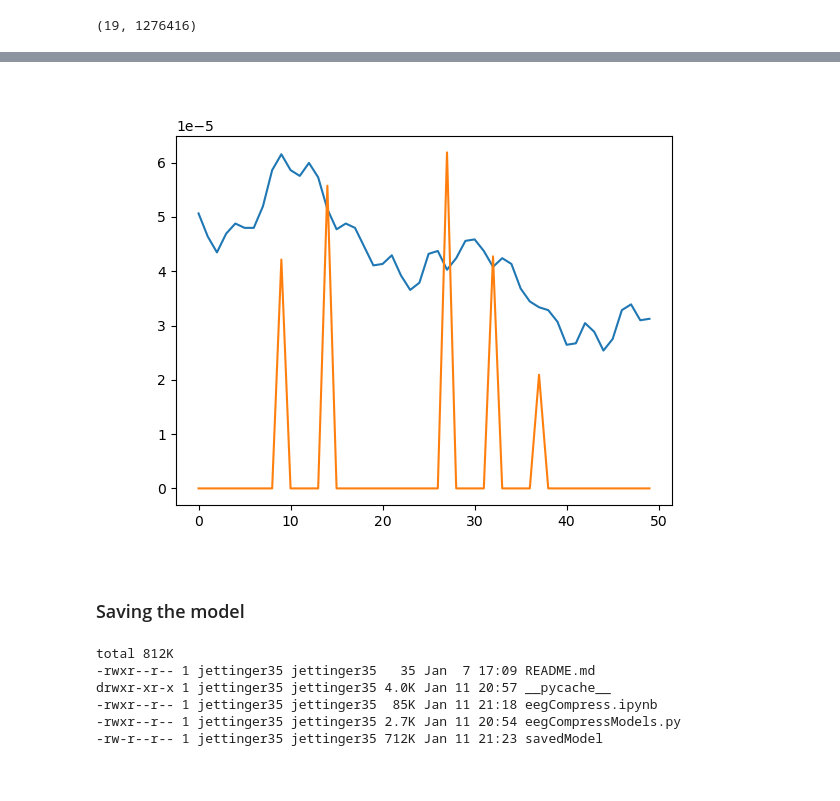
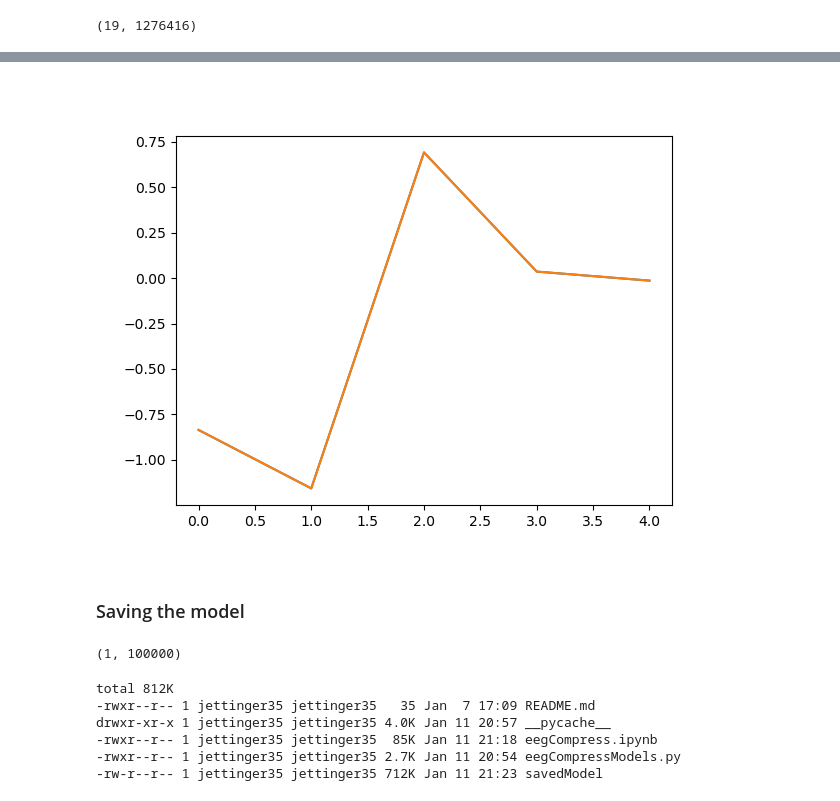
Before and after one commit to mettinger/eegCompress, a Jupyter notebook: eegCompress.ipynb, the cells around one changed output, grey strips where cells are left out. Saved outputs shown, nothing was run; the diff lists cells and outputs as text; code cells hidden in the pictures.

```diff
--- a/eegCompress.ipynb
+++ b/eegCompress.ipynb
@@ -49,0 +54,5 @@ data.shape
+# %%
+data = np.random.random((1,100000))
+data = data - np.mean(data)
+data = data/np.std(data)
+nChannel = data.shape[0]
@@ -50,7 +61,7 @@ data.shape
 # %%
 # Set in/out parameters
-numSampleInput = 50
-outSizeRatio = .1
+numSampleInput = 5
+outSizeRatio = 1.0
 inSize = nChannel * numSampleInput
 outSize = int(inSize * outSizeRatio)
 print(inSize, outSize)
@@ -61,13 +72,12 @@ batch_size = 32
 loader = torch.utils.data.DataLoader(dataset, batch_size=batch_size, shuffle=True)
 
 # Make the model
-encoderSizeList = [inSize, outSize, False]
-decoderSizeList = [inSize, False]
+encoderSizeList = [inSize, outSize]
+decoderSizeList = [outSize, inSize]
+encoderActivationList = [False]
+decoderActivationList = [False]
 
-model = eegCompressModels.AE(encoderSizeList, decoderSizeList)
+model = eegCompressModels.AE(encoderSizeList, decoderSizeList, encoderActivationList, decoderActivationList)
+print(model)
 loss_function = torch.nn.MSELoss()
-
-optimizer = torch.optim.SGD(model.parameters(), lr=0.1, momentum=0.9)
-#optimizer = torch.optim.Adam(model.parameters(), lr = 1e-1, weight_decay = 1e-8)
-print(model)
 # %% [output]
@@ -83,5 +91,18 @@ AE(
   )
 )
+# %%
+def imageCompare(start, channel = 0):
+
+    original = data[channel,start:start + numSampleInput]
+
+    modelInput = np.reshape(data[:, start:start + numSampleInput], (inSize, -1), order='F').astype('float32').flatten()
+    encoded = model.encoder(torch.tensor(modelInput))
+    decoded = np.reshape(model.decoder(encoded).detach().numpy(), (nChannel, numSampleInput),order="C")[channel, start:start + numSampleInput]
+
+    fig = plt.figure()
+    plt.plot(original)
+    plt.plot(decoded)
+    return fig
 # %%
 run = neptune.init_run(
     project="jettinger35/eegCompress",
@@ -130,19 +170,14 @@ run.stop()
-# %%
-#original = dataReshape[0,:]
-original = data[0,0:numSampleInput]
-
-modelInput = np.reshape(data[:, 0:numSampleInput], (inSize, -1), order='F').astype('float32').flatten()
-encoded = model.encoder(torch.tensor(modelInput))
-decoded = model.decoder(encoded).detach().numpy()[0: numSampleInput * nChannel: nChannel]
-
-plt.figure()
-plt.plot(original)
-plt.plot(decoded)
-plt.show()
-# %% [output]
-[figure, removed]
+# %%
+startPlot = 0
+plt.show(imageCompare(startPlot))
+# %% [output]
+[figure, added]
 # %% [markdown]
 ### Saving the model
+# %%
+data.shape
+# %% [output]
+(1, 100000)
 # %%
 torch.save(model.state_dict(), 'savedModel')
 !ls -lh
```
Also changed, not shown: parts of 7 cells of this notebook, 58 other files.
